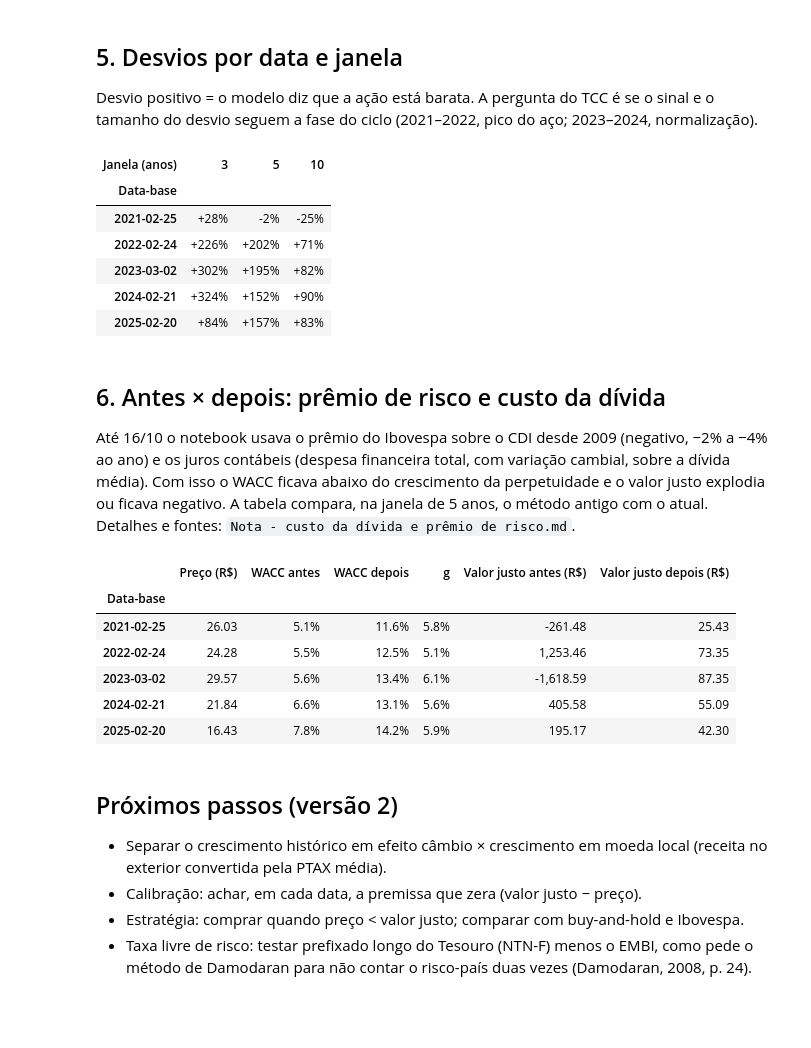
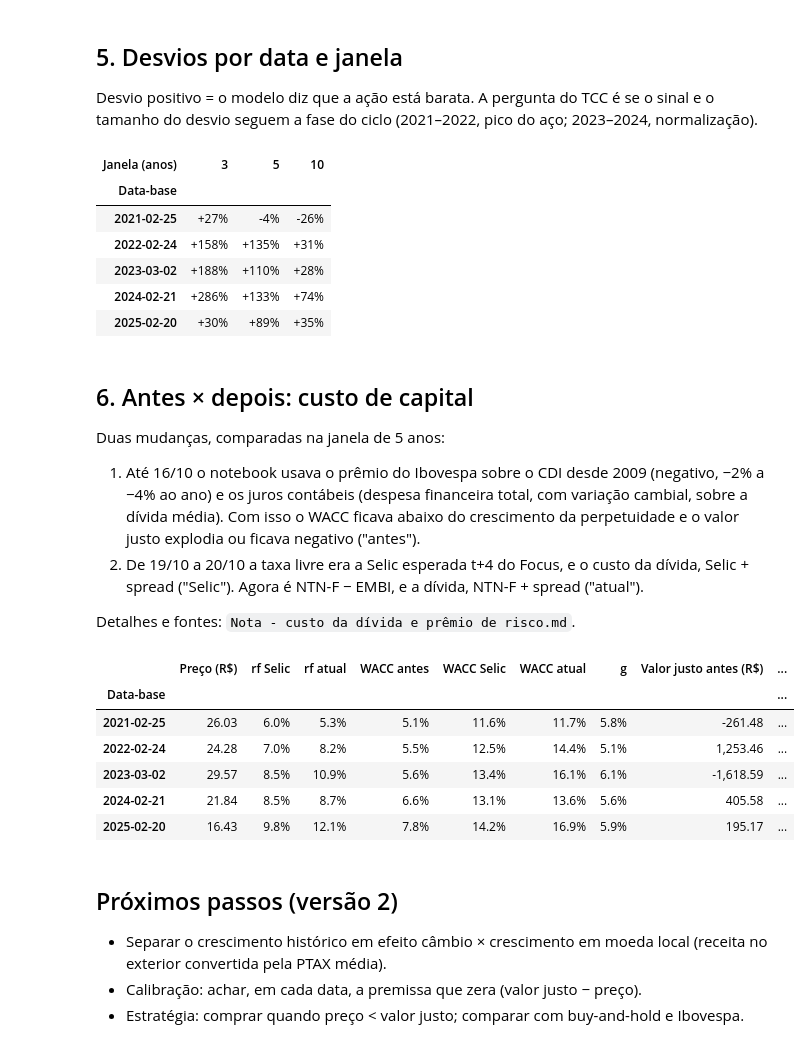
Before and after one commit to gcabralcavalcanti/tcc-valuation-gerdau, a Jupyter notebook: 5. Código/03_modelo/Modelo FCD Gerdau.ipynb, the cells around one changed output. Cells and saved outputs as stored; diff of their text form; code cells hidden in the pictures; blank space fills up the shorter version.

```diff
--- a/5. Código/03_modelo/Modelo FCD Gerdau.ipynb
+++ b/5. Código/03_modelo/Modelo FCD Gerdau.ipynb
@@ -222,15 +230,22 @@ def valuation(linha, anos, ajustes=None, metodo="novo"):
     # Custo de capital
     me = mercado.loc[mercado["Data-base"] == d].iloc[0]
     beta = regressao_beta(d, anos).params["Ibovespa"] if "Beta" not in p else p["Beta"]
-    rf = fo["Selic ano t+4 (%)"] / 100
-    if metodo == "antigo":  # prêmio Ibovespa − CDI e juros contábeis (só para o antes × depois)
+    ntnf = me["NTN-F mais longa, véspera (% a.a.)"] / 100
+    spread = me["Spread Baa − Treasury 10 anos, mês anterior (%)"] / 100
+    if metodo == "antigo":  # prêmio Ibovespa − CDI, juros contábeis e Selic esperada (só para o antes × depois)
+        rf = fo["Selic ano t+4 (%)"] / 100
         erp, lam, crp = premio_historico_brasil(d), 0.0, 0.0
         kd = r.loc[L - anos + 1 : L, "Custo da dívida contábil"].mean()
     else:
         erp = premio_maduro(d)
         lam = me["Receita no Brasil, último exercício (%)"] / 100
         crp = me["EMBI+ Brasil, véspera (%)"] / 100
-        kd = rf + me["Spread Baa − Treasury 10 anos, mês anterior (%)"] / 100
+        if metodo == "selic":  # taxa livre = Selic esperada t+4 (versão de 19/10, só para o antes × depois)
+            rf = fo["Selic ano t+4 (%)"] / 100
+            kd = rf + spread
+        else:  # taxa livre = NTN-F − risco-país; a dívida paga o risco do país e o da empresa
+            rf = ntnf - crp
+            kd = ntnf + spread
     erp = p.get("Prêmio de mercado", erp)
     kd = p.get("Custo da dívida", kd)
     ke = rf + beta * erp + lam * crp
@@ -328,53 +343,52 @@ res.pivot(index="Data-base", columns="Janela (anos)", values="Desvio (valor/pre
 # %% [output]
 | Janela (anos) | 3 | 5 | 10 |
 | Data-base |  |  |  |
-| 2021-02-25 | +28% | -2% | -25% |
-| 2022-02-24 | +226% | +202% | +71% |
-| 2023-03-02 | +302% | +195% | +82% |
-| 2024-02-21 | +324% | +152% | +90% |
-| 2025-02-20 | +84% | +157% | +83% |
+| 2021-02-25 | +27% | -4% | -26% |
+| 2022-02-24 | +158% | +135% | +31% |
+| 2023-03-02 | +188% | +110% | +28% |
+| 2024-02-21 | +286% | +133% | +74% |
+| 2025-02-20 | +30% | +89% | +35% |
 # %% [markdown]
-## 6. Antes × depois: prêmio de risco e custo da dívida
+## 6. Antes × depois: custo de capital
 
-Até 16/10 o notebook usava o prêmio do Ibovespa sobre o CDI desde 2009 (negativo, −2% a −4% ao ano) e os juros
-contábeis (despesa financeira total, com variação cambial, sobre a dívida média). Com isso o WACC ficava abaixo do
-crescimento da perpetuidade e o valor justo explodia ou ficava negativo. A tabela compara, na janela de 5 anos,
-o método antigo com o atual. Detalhes e fontes: `Nota - custo da dívida e prêmio de risco.md`.
+Duas mudanças, comparadas na janela de 5 anos:
+1. Até 16/10 o notebook usava o prêmio do Ibovespa sobre o CDI desde 2009 (negativo, −2% a −4% ao ano) e os juros
+   contábeis (despesa financeira total, com variação cambial, sobre a dívida média). Com isso o WACC ficava abaixo do
+   crescimento da perpetuidade e o valor justo explodia ou ficava negativo ("antes").
+2. De 19/10 a 20/10 a taxa livre era a Selic esperada t+4 do Focus, e o custo da dívida, Selic + spread ("Selic").
+   Agora é NTN-F − EMBI, e a dívida, NTN-F + spread ("atual").
+
+Detalhes e fontes: `Nota - custo da dívida e prêmio de risco.md`.
 # %%
 antes = pd.DataFrame([valuation(linha, 5, metodo="antigo") for _, linha in datas.iterrows()]).set_index("Data-base")
-depois = res[res["Janela (anos)"] == 5].set_index("Data-base")
+selic = pd.DataFrame([valuation(linha, 5, metodo="selic") for _, linha in datas.iterrows()]).set_index("Data-base")
+atual = res[res["Janela (anos)"] == 5].set_index("Data-base")
 comparacao = pd.DataFrame(
     {
-        "Preço (R$)": depois["Preço (R$)"],
+        "Preço (R$)": atual["Preço (R$)"],
+        "rf Selic": selic["rf"],
+        "rf atual": atual["rf"],
         "WACC antes": antes["WACC"],
-        "WACC depois": depois["WACC"],
-        "g": depois["g"],
+        "WACC Selic": selic["WACC"],
+        "WACC atual": atual["WACC"],
+        "g": atual["g"],
         "Valor justo antes (R$)": antes["Valor justo (R$)"],
-        "Valor justo depois (R$)": depois["Valor justo (R$)"],
+        "Valor justo Selic (R$)": selic["Valor justo (R$)"],
+        "Valor justo atual (R$)": atual["Valor justo (R$)"],
     }
 )
-comparacao.style.format(
-    {
-        "WACC antes": "{:.1%}",
-        "WACC depois": "{:.1%}",
-        "g": "{:.1%}",
-        "Preço (R$)": "{:.2f}",
-        "Valor justo antes (R$)": "{:,.2f}",
-        "Valor justo depois (R$)": "{:,.2f}",
-    }
-)
+formatos = {c: "{:,.2f}" if "(R$)" in c else "{:.1%}" for c in comparacao.columns}
+comparacao.style.format(formatos)
 # %% [output]
-|  | Preço (R$) | WACC antes | WACC depois | g | Valor justo antes (R$) | Valor justo depois (R$) |
-| Data-base |  |  |  |  |  |  |
-| 2021-02-25 | 26.03 | 5.1% | 11.6% | 5.8% | -261.48 | 25.43 |
-| 2022-02-24 | 24.28 | 5.5% | 12.5% | 5.1% | 1,253.46 | 73.35 |
-| 2023-03-02 | 29.57 | 5.6% | 13.4% | 6.1% | -1,618.59 | 87.35 |
-| 2024-02-21 | 21.84 | 6.6% | 13.1% | 5.6% | 405.58 | 55.09 |
-| 2025-02-20 | 16.43 | 7.8% | 14.2% | 5.9% | 195.17 | 42.30 |
+|  | Preço (R$) | rf Selic | rf atual | WACC antes | WACC Selic | WACC atual | g | Valor justo antes (R$) | ... |
+| Data-base |  |  |  |  |  |  |  |  | ... |
+| 2021-02-25 | 26.03 | 6.0% | 5.3% | 5.1% | 11.6% | 11.7% | 5.8% | -261.48 | ... |
+| 2022-02-24 | 24.28 | 7.0% | 8.2% | 5.5% | 12.5% | 14.4% | 5.1% | 1,253.46 | ... |
+| 2023-03-02 | 29.57 | 8.5% | 10.9% | 5.6% | 13.4% | 16.1% | 6.1% | -1,618.59 | ... |
+| 2024-02-21 | 21.84 | 8.5% | 8.7% | 6.6% | 13.1% | 13.6% | 5.6% | 405.58 | ... |
+| 2025-02-20 | 16.43 | 9.8% | 12.1% | 7.8% | 14.2% | 16.9% | 5.9% | 195.17 | ... |
 # %% [markdown]
 ## Próximos passos (versão 2)
 - Separar o crescimento histórico em efeito câmbio × crescimento em moeda local (receita no exterior convertida pela PTAX média).
 - Calibração: achar, em cada data, a premissa que zera (valor justo − preço).
 - Estratégia: comprar quando preço < valor justo; comparar com buy-and-hold e Ibovespa.
-- Taxa livre de risco: testar prefixado longo do Tesouro (NTN-F) menos o EMBI, como pede o método de Damodaran
-  para não contar o risco-país duas vezes (Damodaran, 2008, p. 24).
```
Also changed, not shown: parts of 7 cells of this notebook, 4 other files.
